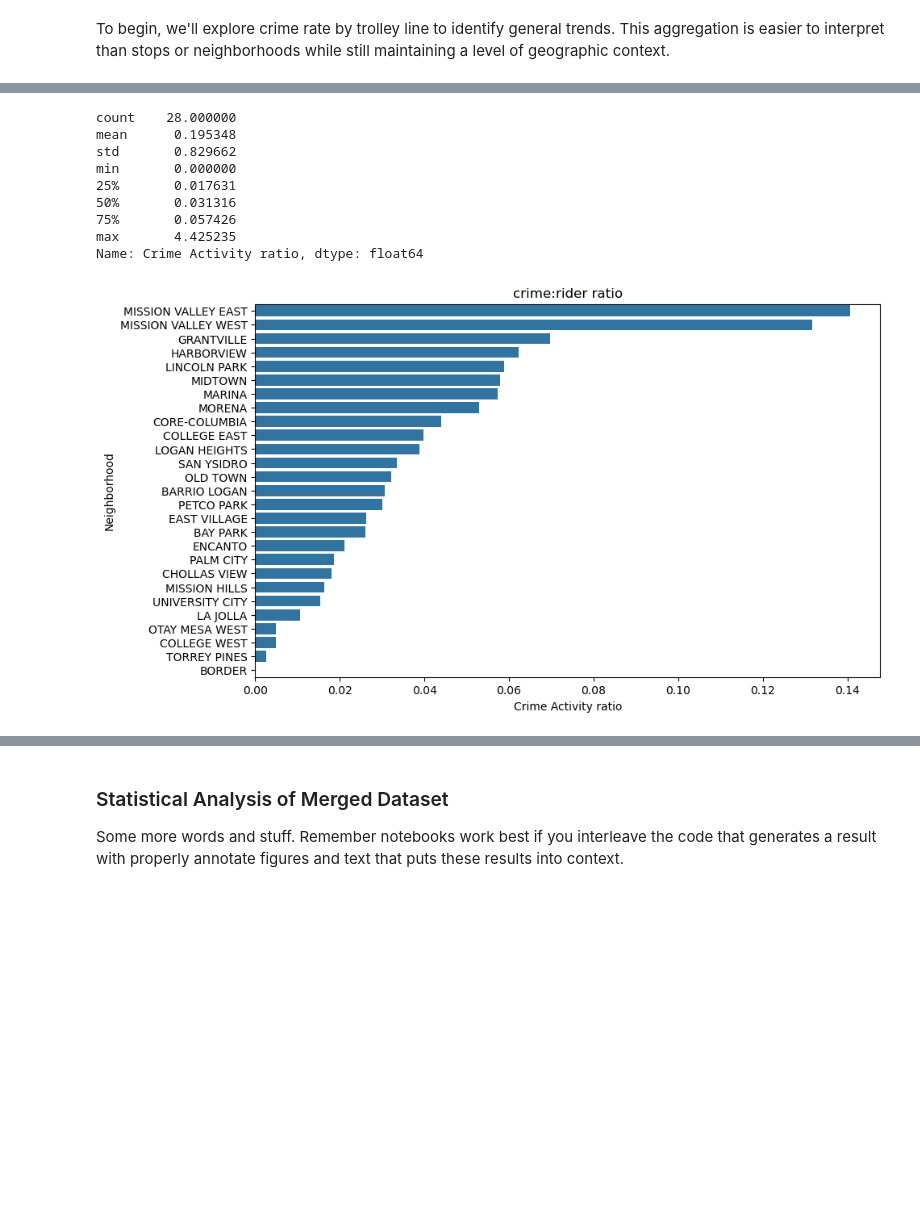
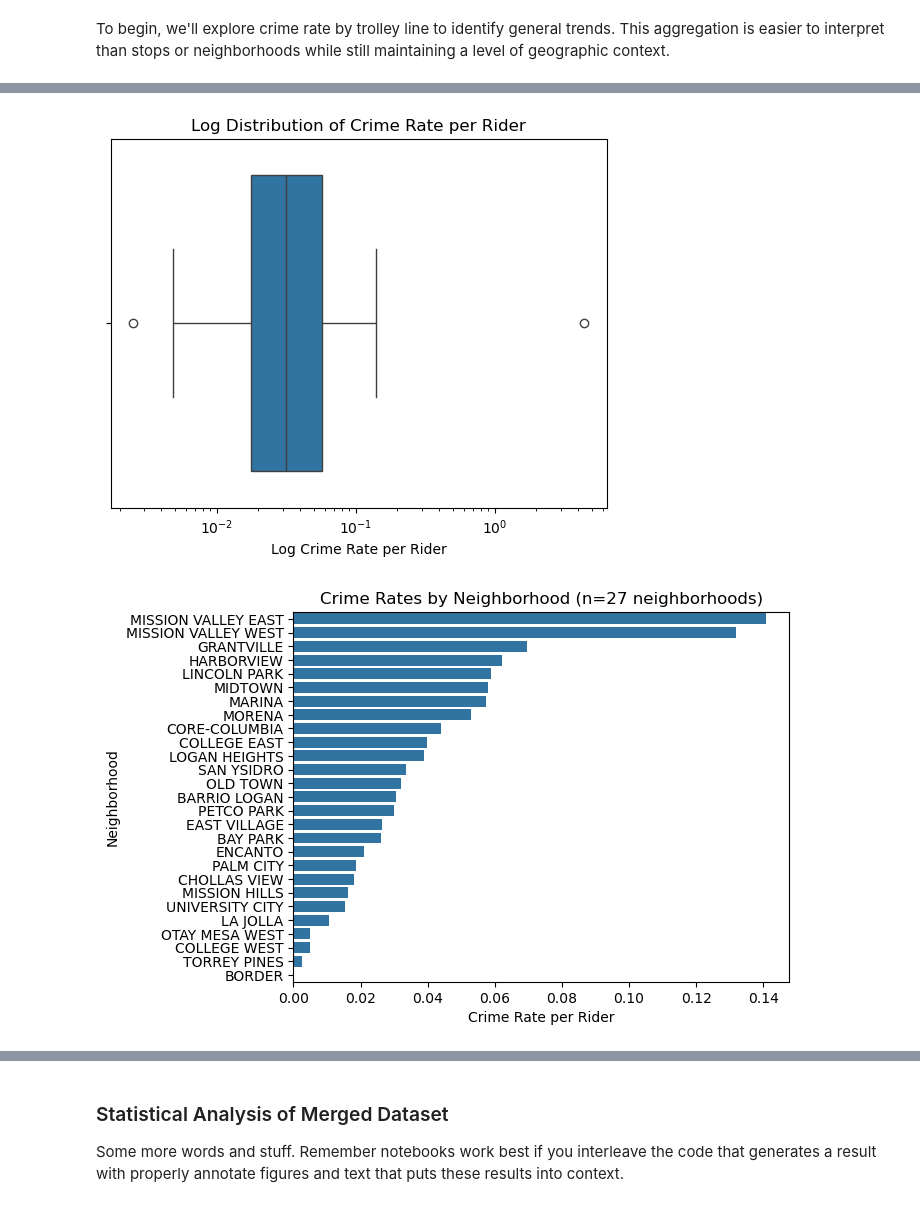
Before and after one commit to COGS108/Group022_WI26, a Jupyter notebook: 03-FinalProject.ipynb, the cells around one changed output, grey strips where cells are left out. Cells and saved outputs as stored; diff of their text form; code cells hidden in the pictures; blank space fills up the shorter version.

Commit message:
Fix data wrangling of merged dataset, update eda

```diff
--- a/03-FinalProject.ipynb
+++ b/03-FinalProject.ipynb
@@ -477,8 +483,8 @@ tba
 # %%
-df = pd.read_csv('data/02-processed/final_transit_crime_data_cleaned.csv')
+eda_df = pd.read_csv('data/02-processed/final_transit_crime_data_cleaned.csv')
 c_lines = {'Blue':'tab:blue', 'Green':'tab:green', 'Orange':'tab:orange'}
 crime_cols = ['Simple Assault', 'Robbery', 'Larceny', 'Motor Vehicle Theft', 'Vandalism', 'Drug/Narcotic Offenses']
-df['Total Crime'] = df[crime_cols].sum(axis=1)
+eda_df['Total Crime'] = eda_df[crime_cols].sum(axis=1)
 # %% [markdown]
 To begin, we'll explore crime rate by trolley line to identify general trends. This aggregation is easier to interpret than stops or neighborhoods while still maintaining a level of geographic context.
 # %%
@@ -497,22 +503,17 @@ plt.title('Mean Crime Frequency by Trolley Line');
 # %%
-station_baseline = df.groupby(['Station', 'Year', 'Season', 'Neighborhood'])[['Ridership', 'Total Crime']].mean().reset_index()
+station_baseline = eda_df.groupby(['Station', 'Year', 'Season', 'Neighborhood'])[['Ridership', 'Total Crime']].mean().reset_index()
 nbr_eda = station_baseline.groupby('Neighborhood')[['Ridership', 'Total Crime']].mean().reset_index()
-nbr_eda['Crime Activity ratio'] = nbr_eda['Total Crime'] / nbr_eda['Ridership']
+nbr_eda['Crime (per rider)'] = nbr_eda['Total Crime'] / nbr_eda['Ridership']
 
-print(nbr_eda['Crime Activity ratio'].describe())
-nbr_eda_no_outlier = nbr_eda[nbr_eda['Crime Activity ratio'] < 1.0]
+sns.boxplot(nbr_eda, x='Crime (per rider)', log_scale=True)
+plt.title('Log Distribution of Crime Rate per Rider')
+plt.xlabel('Log Crime Rate per Rider')
+plt.show()
 
-plt.figure(figsize=(10,6))
-sns.barplot(nbr_eda_no_outlier, y='Neighborhood', x='Crime Activity ratio', order=nbr_eda_no_outlier.sort_values('Crime Activity ratio', ascending=False)['Neighborhood'].values)
-plt.title('crime:rider ratio');
+nbr_eda_no_outlier = nbr_eda[nbr_eda['Crime (per rider)'] < 1.0]
+sns.barplot(nbr_eda_no_outlier, y='Neighborhood', x='Crime (per rider)', order=nbr_eda_no_outlier.sort_values('Crime (per rider)', ascending=False)['Neighborhood'].values)
+plt.xlabel('Crime Rate per Rider')
+plt.title(f'Crime Rates by Neighborhood (n={len(nbr_eda_no_outlier)} neighborhoods)');
 # %% [output]
-count    28.000000
-mean      0.195348
-std       0.829662
-min       0.000000
-25%       0.017631
-50%       0.031316
-75%       0.057426
-max       4.425235
-Name: Crime Activity ratio, dtype: float64
-[figure, old version]
+[figure, new version]
+[figure, added]
```
Also changed, not shown: parts of 18 cells of this notebook.
